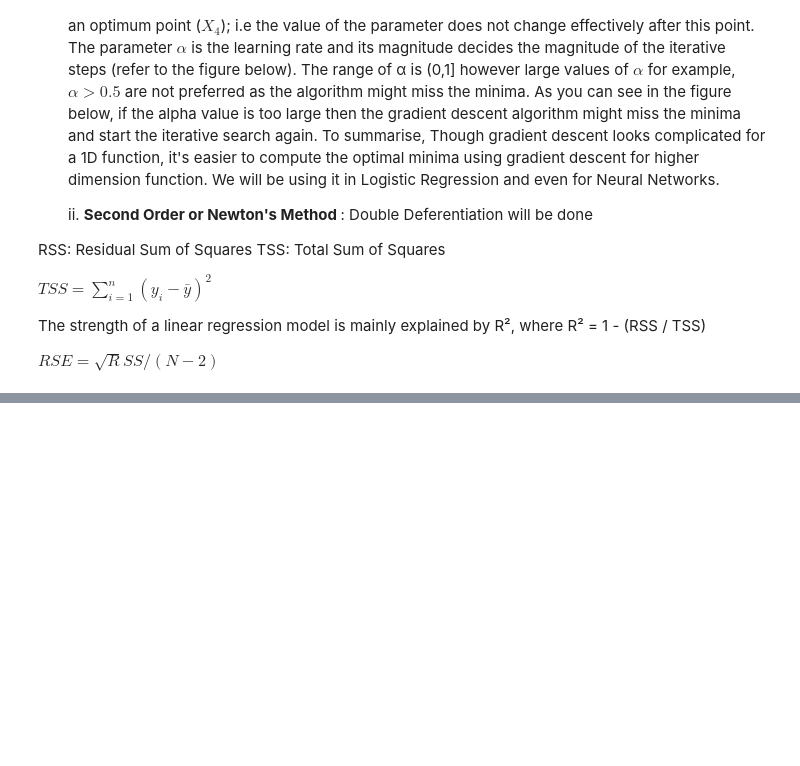
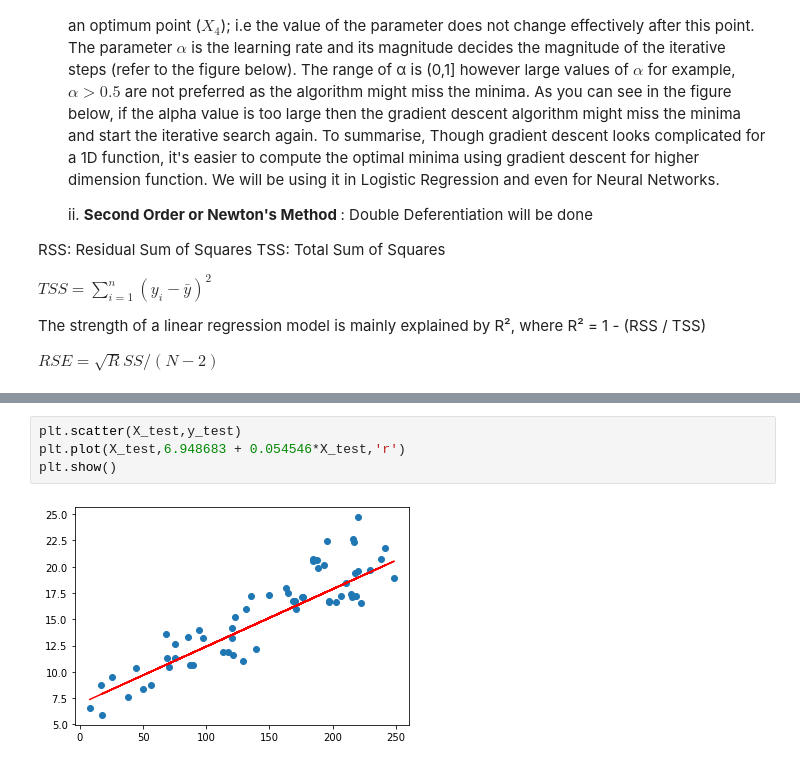
Before and after one commit to prabhatm0307/ai-ml, a Jupyter notebook: 3.Machine Learning -1/Linear Regression.ipynb, the cells around one changed output, grey strips where cells are left out. Drawn from its saved outputs; the diff is of its cells as text; blank space fills up the shorter version.

```diff
--- a/3.Machine Learning -1/Linear Regression.ipynb
+++ b/3.Machine Learning -1/Linear Regression.ipynb
@@ -106,0 +241,6 @@ Successfully installed SKLearn-0.0
+# %%
+plt.scatter(X_test,y_test)
+plt.plot(X_test,6.948683 + 0.054546*X_test,'r')
+plt.show()
+# %% [output]
+[figure, added]
```
Also changed, not shown: parts of 18 cells of this notebook, 8 other files.
